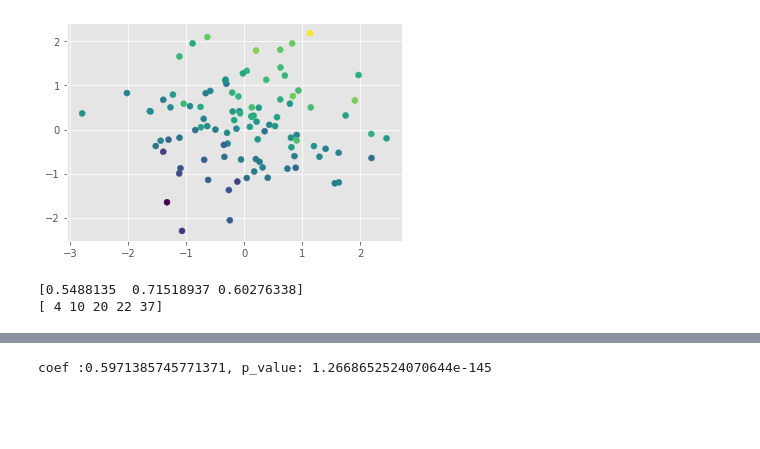
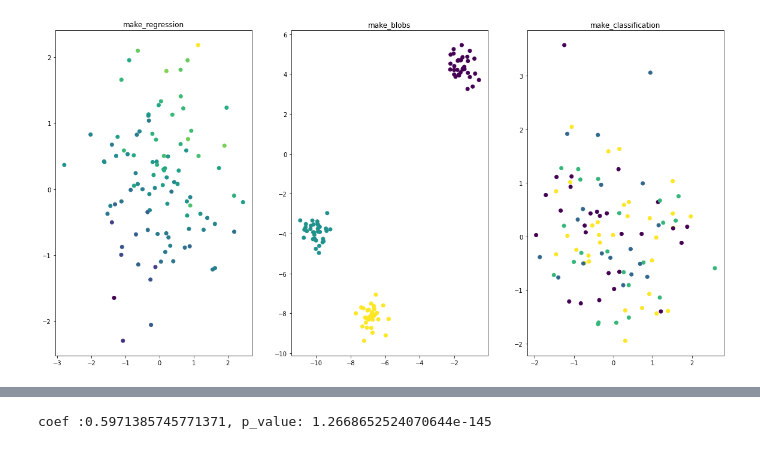
Before and after one commit to hsargoli/MyWorks, a Jupyter notebook: datascience_0_pandasNumpyScipy.ipynb, the cells around one changed output, grey strips where cells are left out. Saved outputs shown, nothing was run; the diff lists cells and outputs as text; code cells hidden in the pictures; blank space fills up the shorter version.

```diff
--- a/datascience_0_pandasNumpyScipy.ipynb
+++ b/datascience_0_pandasNumpyScipy.ipynb
@@ -11,4 +15,6 @@ import numpy as np
 import pandas as pd
 import matplotlib.pyplot as plt
 import seaborn as sb
-plt.style.use('ggplot')
+# set style for pyplot
+plt.style.use('seaborn-deep')
+#plt.style.available
@@ -15,40 +56,41 @@ plt.style.use('ggplot')
 # %%
 # Create random dataset
+
 from sklearn.datasets import make_classification, make_regression, make_blobs
+# https://scikit-learn.org/stable/datasets.html
+
+# '''''''''''''''''''''''''''''''''''''''''''''''''''
 x, y = make_classification(n_samples = 100,
-    n_features = 3,
+    n_features = 10,
     n_informative = 3,
-    n_redundant = 0,
+    n_redundant = 1,
     n_classes = 4,
     weights = [.25, .15, .2, .3],
     random_state = 1)
+# '''''''''''''''''''''''''''''''''''''''''''''''''''
 x1, y1, coed = make_regression(n_samples = 100,
     n_features = 3,
     n_informative = 3,
     n_targets = 1,
     noise = 0.0,
     coef = True,
     random_state = 1)
+# '''''''''''''''''''''''''''''''''''''''''''''''''''
 x2, y2 = make_blobs(n_samples = 100,
     n_features = 2,
     centers = 3,
     cluster_std = 0.5,
     shuffle = True,
     random_state = 1)
+# '''''''''''''''''''''''''''''''''''''''''''''''''''
+# '''''''''''''''''''''''''''''''''''''''''''''''''''
+fig = plt.figure(figsize = (20,10))
+ax1 = fig.add_subplot(1,3,1);ax1.scatter(x1[:,0], x1[:,1], c=y1);ax1.set_title('make_regression')
+ax2 = fig.add_subplot(1,3,2);ax2.scatter(x2[:,0], x2[:,1], c=y2);ax2.set_title('make_blobs')
+ax3 = fig.add_subplot(1,3,3);ax3.scatter(x[:,2], x[:,8], c=y);ax3.set_title('make_classification')
 
-plt.scatter(x1[:,0], x1[:,1], c=y1)
 plt.show()
 # %% [output]
-[figure, old version]
+[figure, new version]
-# %%
-# Random numbers
-np.random.seed(0)
-print(
-np.random.random(3), # create random number between 0 1 - - it is normal distribution
-np.random.randint(1,40,5), # create random number (from,to,num)
-sep = '\n')
-# %% [output]
-[0.5488135  0.71518937 0.60276338]
-[ 4 10 20 22 37]
 # %%
 # ........................................
```
Also changed, not shown: parts of 43 cells of this notebook.
